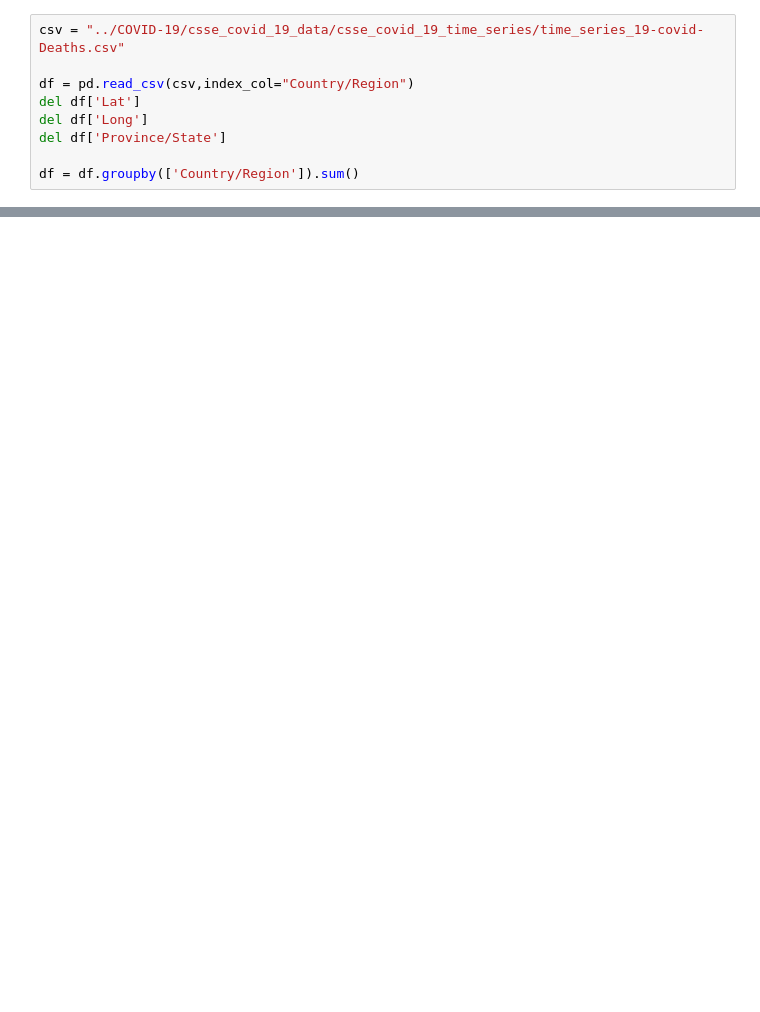
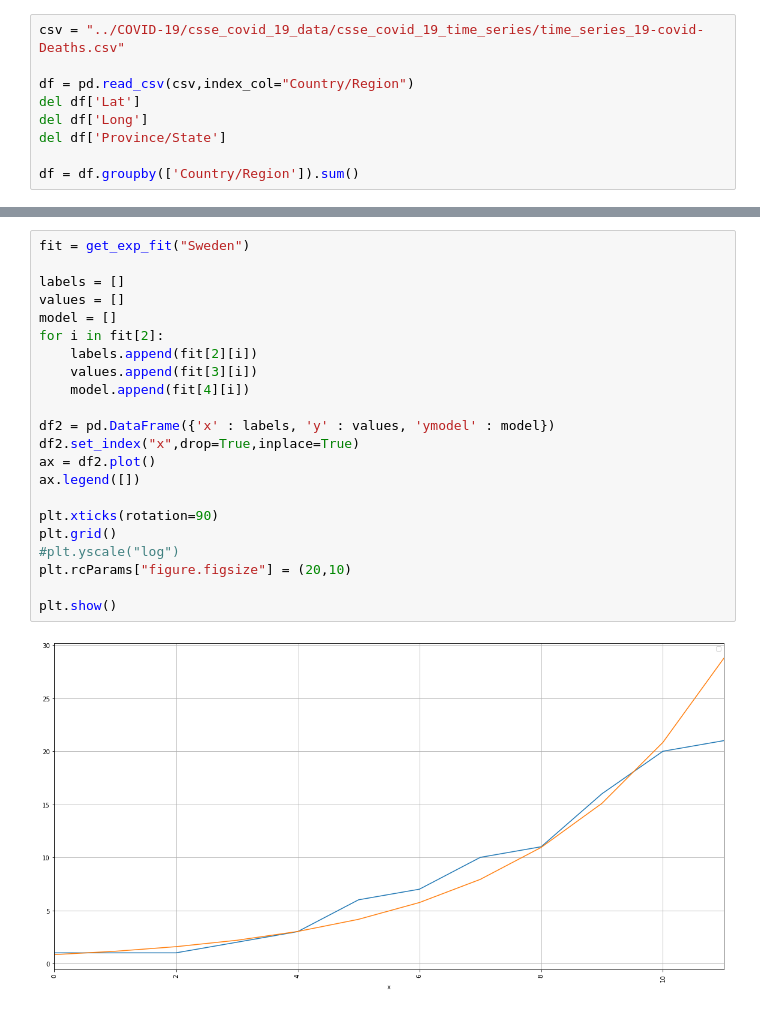
Before and after one commit to kpetersson/data-visualization-covid-19, a Jupyter notebook: daily-growth-rates-per-country.ipynb, the cells around one changed output, grey strips where cells are left out. Saved outputs shown, nothing was run; the diff lists cells and outputs as text; blank space fills up the shorter version.

```diff
--- a/daily-growth-rates-per-country.ipynb
+++ b/daily-growth-rates-per-country.ipynb
@@ -56,0 +83,24 @@ plt.show()
+# %%
+fit = get_exp_fit("Sweden")
+
+labels = []
+values = []
+model = []
+for i in fit[2]:
+    labels.append(fit[2][i])
+    values.append(fit[3][i])
+    model.append(fit[4][i])
+
+df2 = pd.DataFrame({'x' : labels, 'y' : values, 'ymodel' : model})
+df2.set_index("x",drop=True,inplace=True)
+ax = df2.plot()
+ax.legend([])
+
+plt.xticks(rotation=90)
+plt.grid()
+#plt.yscale("log")
+plt.rcParams["figure.figsize"] = (20,10)
+
+plt.show()
+# %% [output]
+[figure, added]
```
Also changed, not shown: parts of 3 cells of this notebook, 1 other file.
